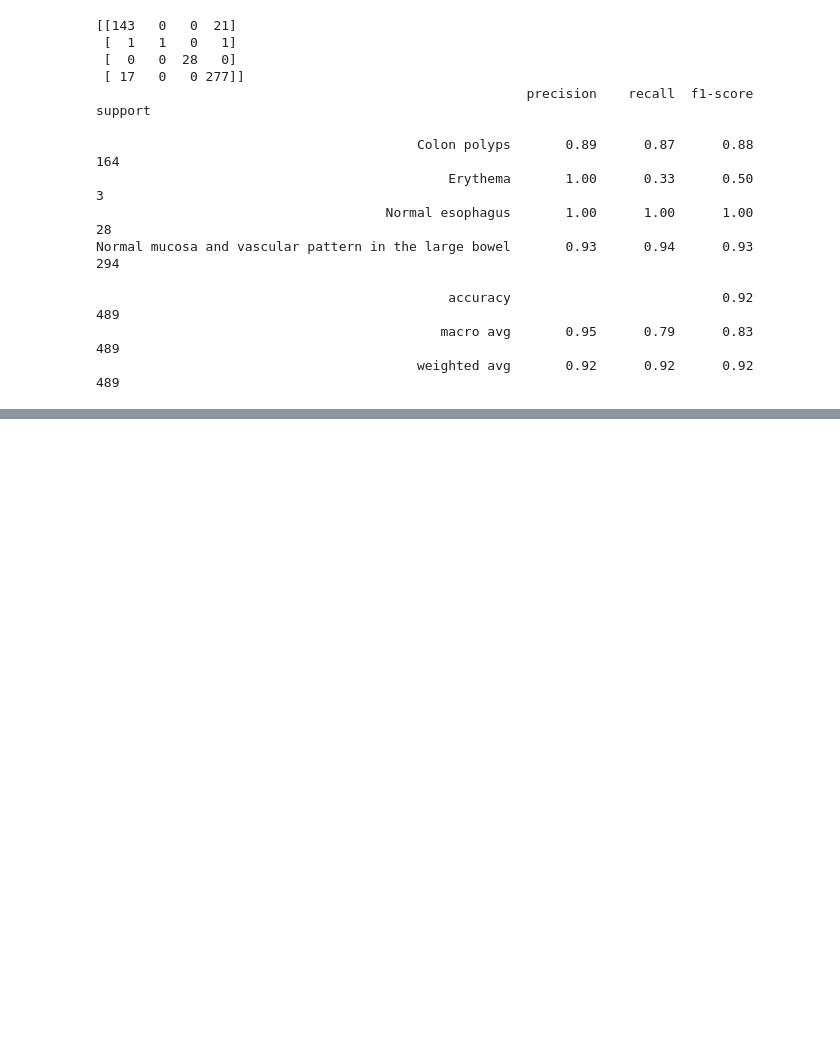
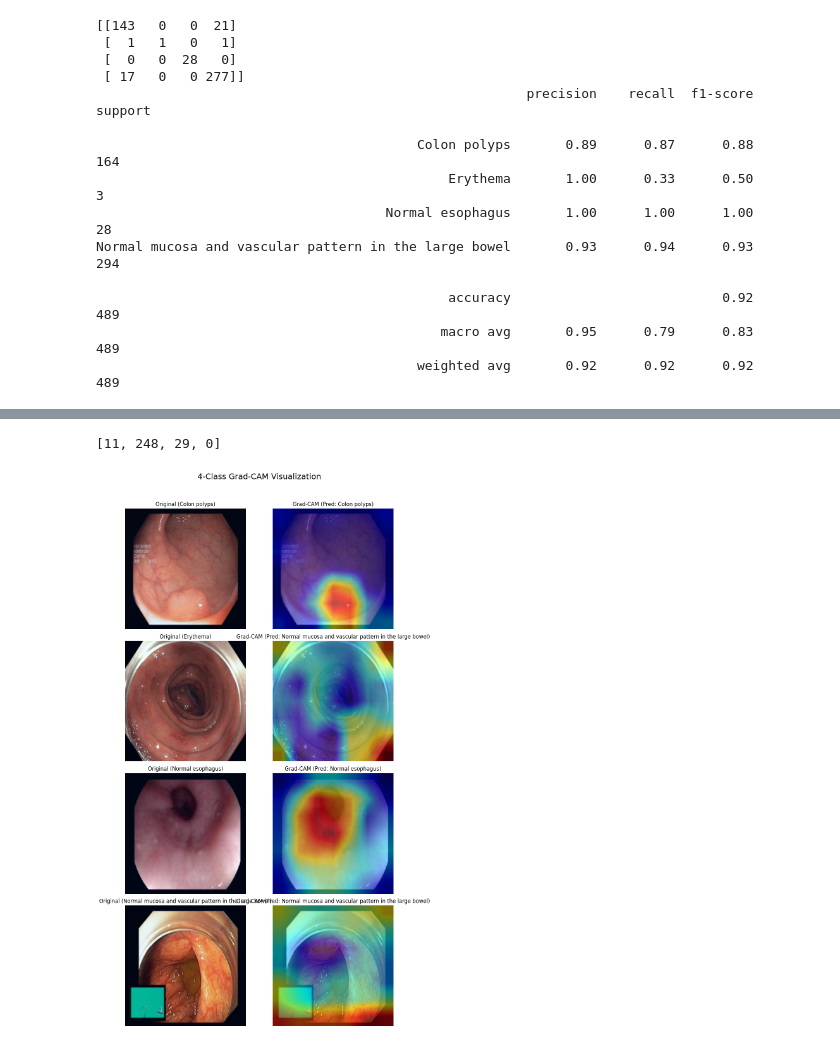
Before and after one commit to narayan-bhattarai/AI-Classification, a Jupyter notebook: GastroVision.ipynb, the cells around one changed output, grey strips where cells are left out. Drawn from its saved outputs; the diff is of its cells as text; code cells hidden in the pictures; blank space fills up the shorter version.

```diff
--- a/GastroVision.ipynb
+++ b/GastroVision.ipynb
@@ -225,0 +368,60 @@ Normal mucosa and vascular pattern in the large bowel       0.93      0.94
+# %%
+# Find 1 sample index per class from val_ds
+def get_one_sample_per_class(val_dataset, num_classes):
+    indices = [-1] * num_classes
+    for i in range(len(val_dataset)):
+        _, label = val_dataset[i]
+        if indices[label] == -1:
+            indices[label] = i
+        if all(idx != -1 for idx in indices):
+            break
+    return indices
+
+sample_indices = get_one_sample_per_class(val_ds, len(full_dataset.classes))
+sample_indices
+# %% [output]
+[11, 248, 29, 0]
+# %%
+import matplotlib.pyplot as plt
+
+def gradcam_image(model, dataset, index, target_layers):
+    img, label = dataset[index]
+
+    rgb = img.permute(1, 2, 0).numpy()
+    rgb_norm = (rgb - rgb.min()) / (rgb.max() - rgb.min())
+
+    input_tensor = img.unsqueeze(0).to(device)
+
+    with torch.no_grad():
+        out = model(input_tensor)
+        pred = out.argmax(1).item()
+
+    cam = GradCAM(model=model, target_layers=target_layers)
+    grayscale_cam = cam(input_tensor=input_tensor, targets=[ClassifierOutputTarget(pred)])[0]
+
+    heatmap = show_cam_on_image(rgb_norm, grayscale_cam, use_rgb=True)
+    return rgb_norm, heatmap, label, pred
+
+
+# ---------- Create collage ----------
+fig, axes = plt.subplots(4, 2, figsize=(10, 18))
+plt.suptitle("4-Class Grad-CAM Visualization", fontsize=18)
+
+for class_id, idx in enumerate(sample_indices):
+    orig, cam_img, true_label, pred_label = gradcam_image(
+        model, val_ds, idx, target_layers
+    )
+
+    axes[class_id, 0].imshow(orig)
+    axes[class_id, 0].set_title(f"Original ({full_dataset.classes[true_label]})")
+    axes[class_id, 0].axis("off")
+
+    axes[class_id, 1].imshow(cam_img)
+    axes[class_id, 1].set_title(f"Grad-CAM (Pred: {full_dataset.classes[pred_label]})")
+    axes[class_id, 1].axis("off")
+
+plt.tight_layout(rect=[0, 0, 1, 0.96])
+plt.show()
+fig.savefig("/content/GastroVision/gradcam_collage.png", dpi=300)
+# %% [output]
+[figure, added]
```
Also changed, not shown: parts of 10 cells of this notebook.
